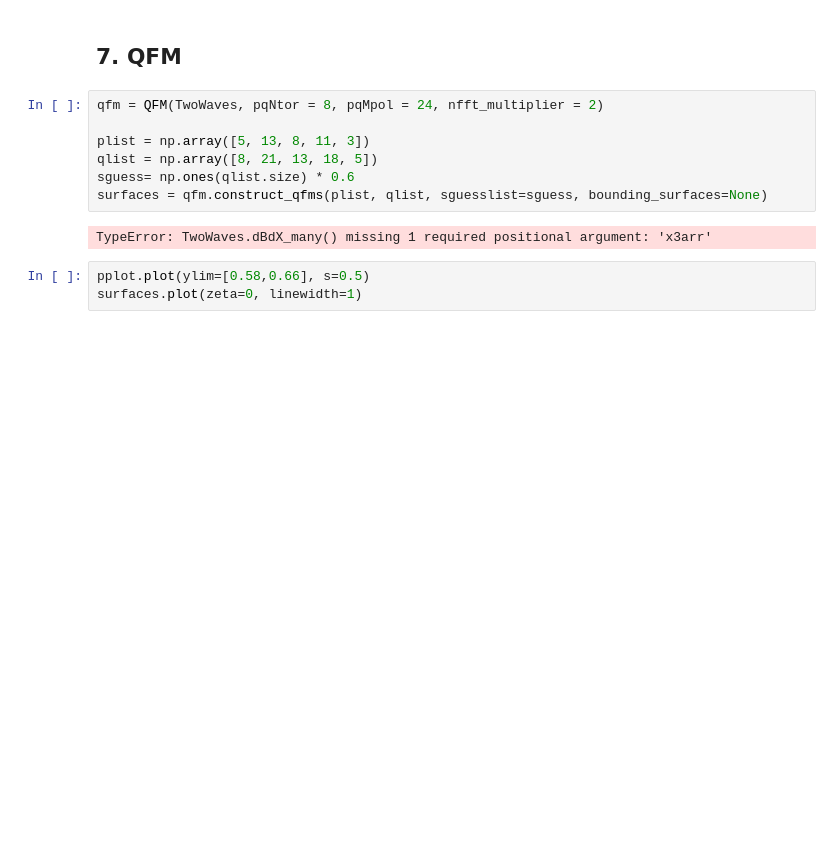
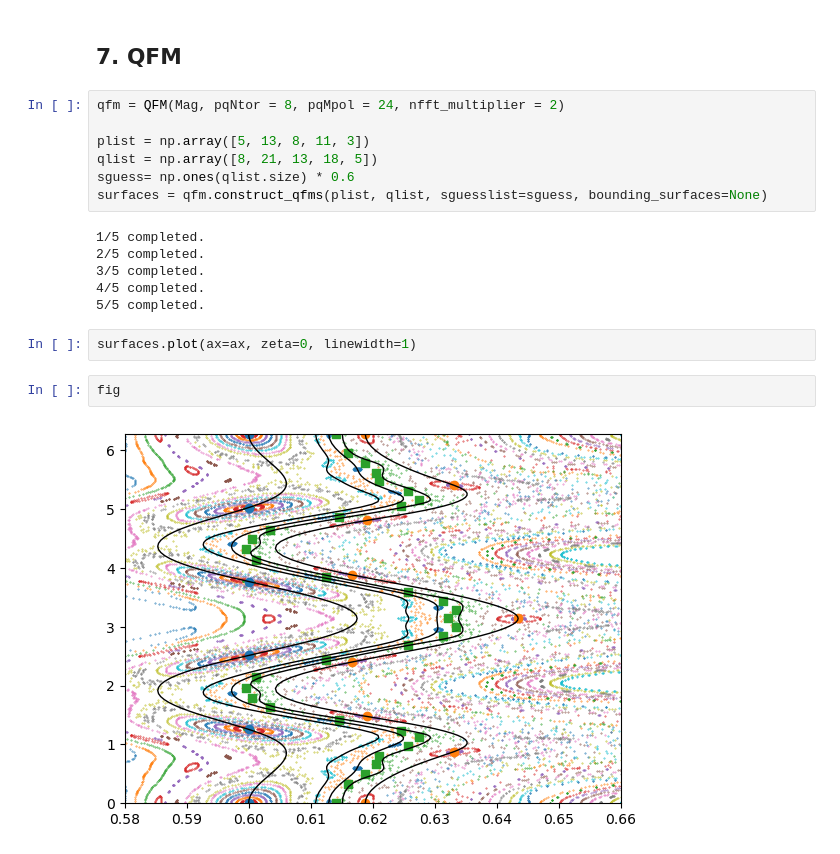
Before and after one commit to Akitzu/pyoculus, a Jupyter notebook: examples/two_waves.ipynb, the cells around one changed output. Drawn from its saved outputs; the diff is of its cells as text; blank space fills up the shorter version.

```diff
--- a/examples/two_waves.ipynb
+++ b/examples/two_waves.ipynb
@@ -218,14 +218,21 @@ le.plot()
 # %% [markdown]
 ## 7. QFM
 # %%
-qfm = QFM(TwoWaves, pqNtor = 8, pqMpol = 24, nfft_multiplier = 2)
+qfm = QFM(Mag, pqNtor = 8, pqMpol = 24, nfft_multiplier = 2)
 
 plist = np.array([5, 13, 8, 11, 3])
 qlist = np.array([8, 21, 13, 18, 5])
 sguess= np.ones(qlist.size) * 0.6
 surfaces = qfm.construct_qfms(plist, qlist, sguesslist=sguess, bounding_surfaces=None)
 # %% [output]
-TypeError: TwoWaves.dBdX_many() missing 1 required positional argument: 'x3arr'
+1/5 completed.
+2/5 completed.
+3/5 completed.
+4/5 completed.
+5/5 completed.
-# %%
-pplot.plot(ylim=[0.58,0.66], s=0.5)
-surfaces.plot(zeta=0, linewidth=1)
+# %%
+surfaces.plot(ax=ax, zeta=0, linewidth=1)
+# %%
+fig
+# %% [output]
+[figure, added]
```
Also changed, not shown: parts of 5 cells of this notebook.
